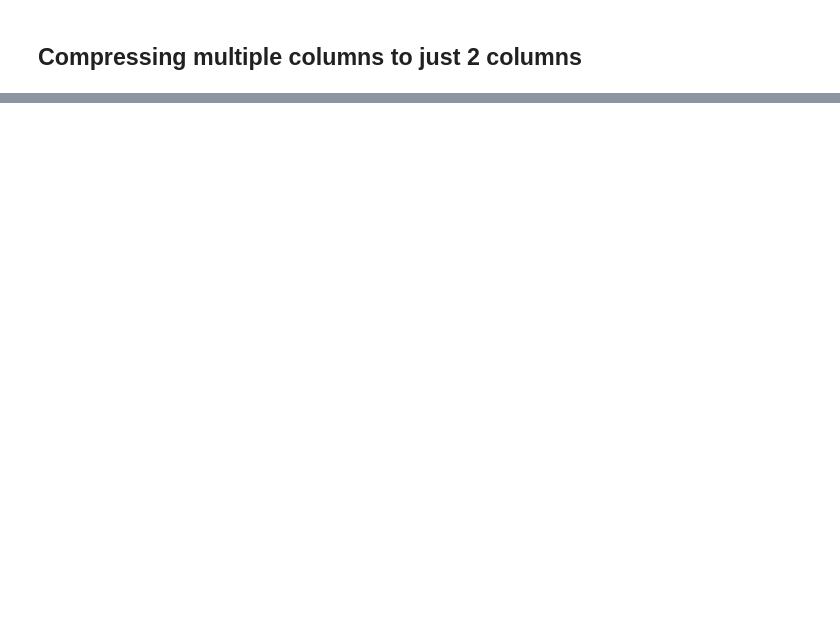
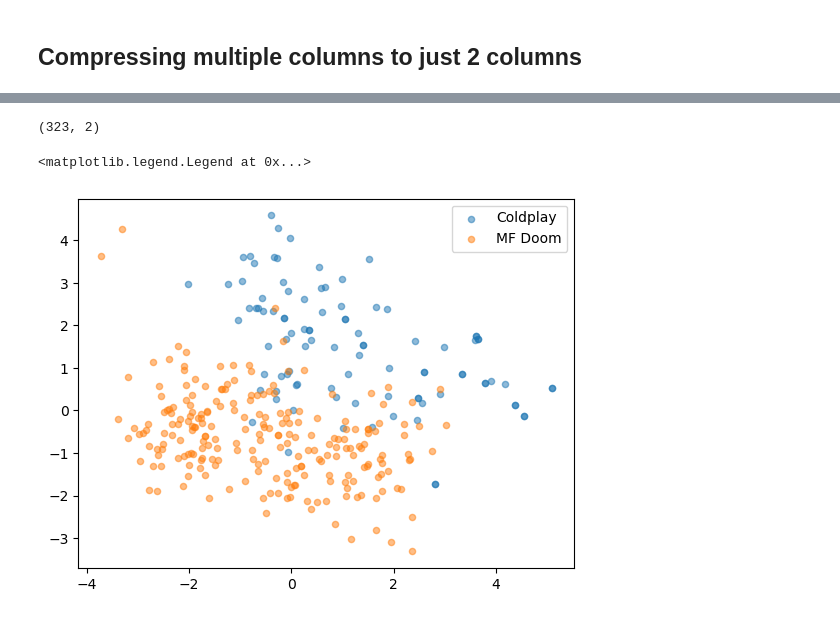
Before and after one commit to wfoster01/csc475spotify, a Jupyter notebook: spotifymain.ipynb, the cells around one changed output, grey strips where cells are left out. Drawn from its saved outputs; the diff is of its cells as text; code cells hidden in the pictures; blank space fills up the shorter version.

Commit message:
Work with graphs.

```diff
--- a/spotifymain.ipynb
+++ b/spotifymain.ipynb
@@ -17,12 +77,12 @@ df.head()
 # %%
 coldplay_songs = df[df['artists'].apply(lambda x: 'coldplay' in x.lower())]
 coldplay_songs['coldplay'] = True
-amos_songs = df[df['artists'].apply(lambda x: 'tori amos' in x.lower())]
-amos_songs['coldplay'] = False
+doom_songs = df[df['artists'].apply(lambda x: 'mf doom' in x.lower())]
+doom_songs['coldplay'] = False
 
-coldplay_amos = pd.concat([coldplay_songs, amos_songs])
+coldplay_doom = pd.concat([coldplay_songs, doom_songs])
 
-subset = coldplay_amos
+subset = coldplay_doom
 # %% [output]
 A value is trying to be set on a copy of a slice from a DataFrame.
 Try using .loc[row_indexer,col_indexer] = value instead
@@ -62,0 +126,20 @@ plt.scatter(X_reduced[:,0], X_reduced[:,1], s=10, c=subset['coldplay'])
+# %%
+X_reduced.shape
+# %% [output]
+(323, 2)
+# %%
+from matplotlib import pyplot as plt
+
+coldplay = X_reduced[subset['coldplay'].values]
+mf_doom = X_reduced[~subset['coldplay'].values]
+
+plt.scatter(coldplay[:,0], coldplay[:,1], s=20, alpha=0.5)
+plt.scatter(mf_doom[:,0], mf_doom[:,1], s=20, alpha=0.5)
+
+# for i in range(len(subset)):
+#     plt.annotate(subset['name'].iloc[i], (X_reduced[i, 0], X_reduced[i, 1]))
+
+plt.legend(['Coldplay', 'MF Doom'])
+# %% [output]
+<matplotlib.legend.Legend at 0x...>
+[figure, added]
```
Also changed, not shown: parts of 21 cells of this notebook.
